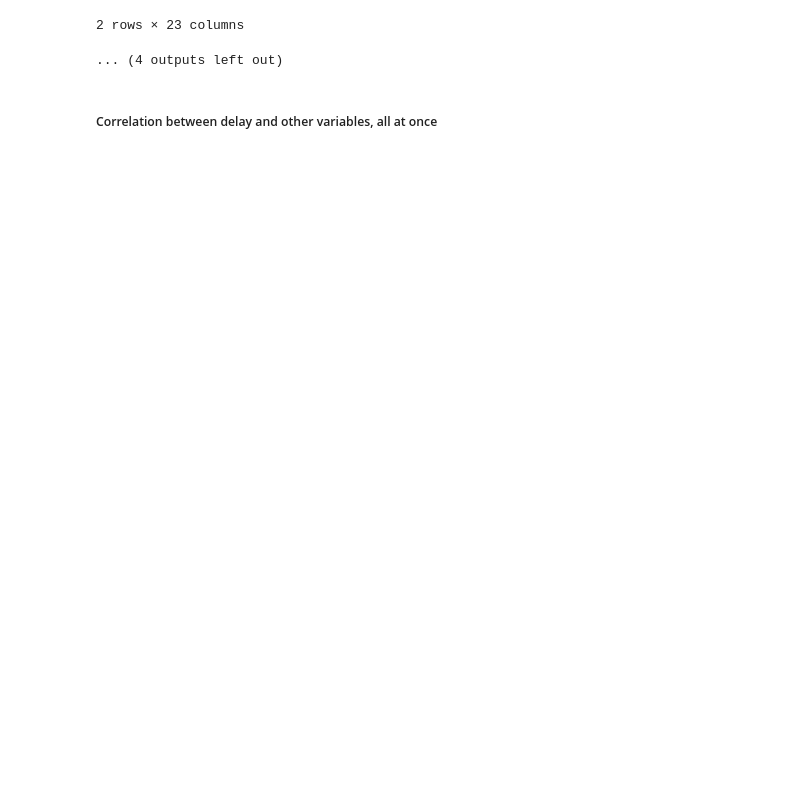
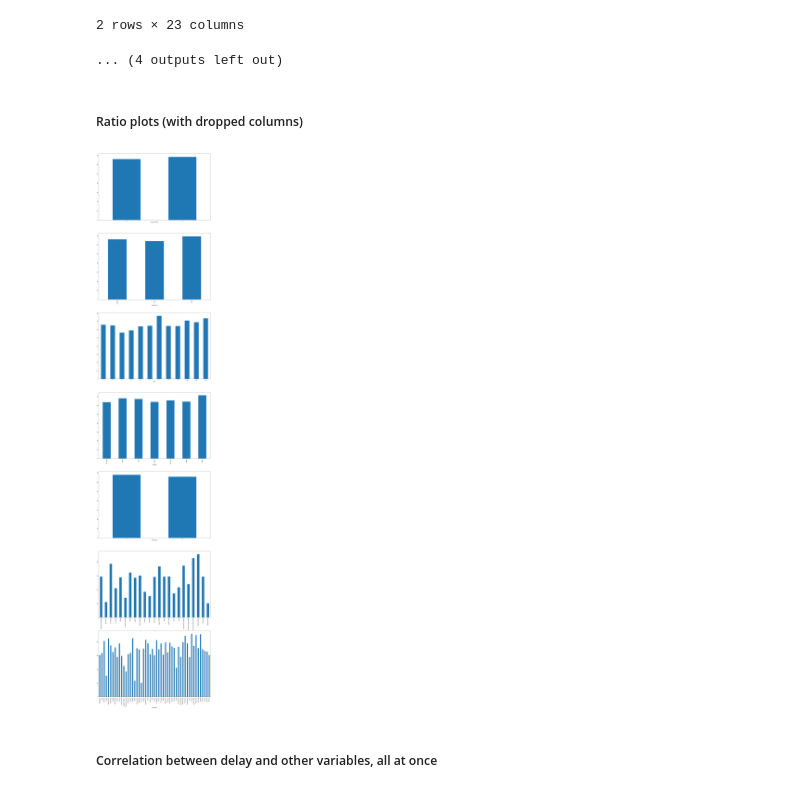
Before and after one commit to XxZeroGravityxX/Flight_delay_study, a Jupyter notebook: solution.ipynb, the cells around one changed output. Cells and saved outputs as stored; diff of their text form; code cells hidden in the pictures; blank space fills up the shorter version.

Commit message:
feat: Add plots with data ratio of flight delays.

```diff
--- a/solution.ipynb
+++ b/solution.ipynb
@@ -344,6 +344,26 @@ H0 rejected (correlated columns) = True
 | 1 | 1152 | 78 | 438 | 151 | 150 | 215 | 48 | ... |
 2 rows × 23 columns
 ... (4 outputs left out)
+# %% [markdown]
+##### Ratio plots (with dropped columns)
+# %%
+# Get number of combinations with dif_min_binary
+col_pairs = [col_pair for col_pair in itertools.combinations(cols_of_interest, 2) if "dif_min_binary" in col_pair]
+# Create contingency table for each combination
+fig, ax = plt.subplots(len(col_pairs),1, figsize=(20,100))
+for ind, col_pair in enumerate(col_pairs):
+    try:
+        # Get cross table
+        cross_tab = pd.crosstab(new_data[col_pair[0]], new_data[col_pair[1]])
+        # Drop low frequencies
+        cols = [col for col in cross_tab.columns if any([cross_tab[col][ind] <= 5 for ind in cross_tab.index])]
+        cross_tab = cross_tab.drop(columns=cols)
+        # Plot ratio of each combination
+        (cross_tab.iloc[1]/cross_tab.sum(axis=0)*100).plot.bar(ax=ax[ind], rot=90)
+    except ValueError:
+        pass
+# %% [output]
+[figure, added]
 # %% [markdown]
 ##### Correlation between delay and other variables, all at once
 # %%
```
Also changed, not shown: parts of 2 cells of this notebook.
